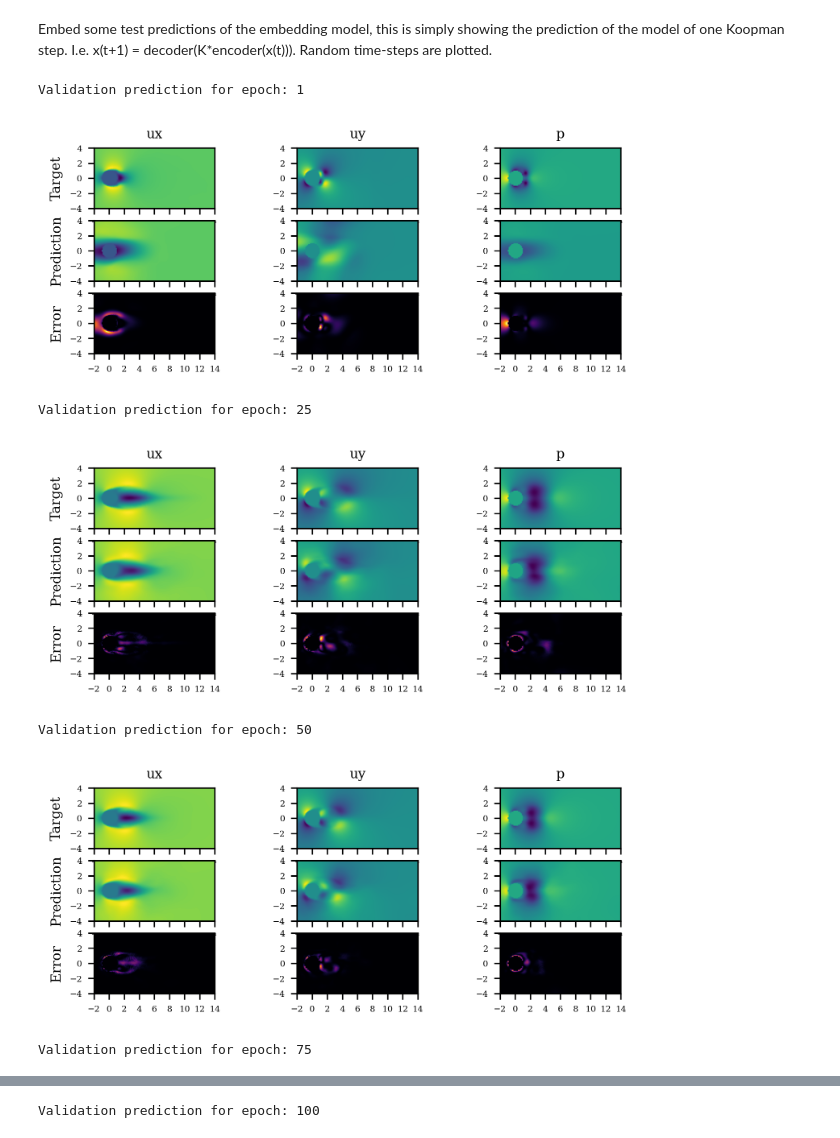
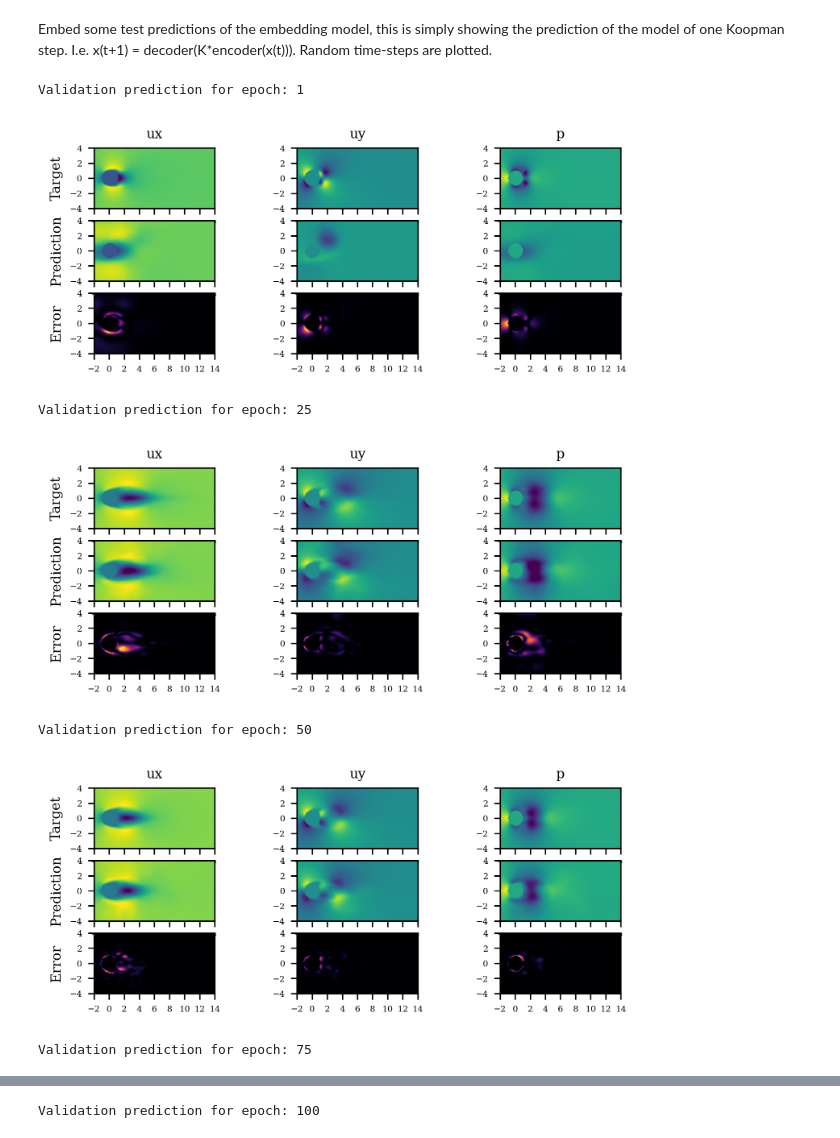
Before and after one commit to zabaras/transformer-physx, a Jupyter notebook: examples/cylinder/train_cylinder_enn.ipynb, the cells around one changed output, grey strips where cells are left out. Drawn from its saved outputs; the diff is of its cells as text; code cells hidden in the pictures.

```diff
--- a/examples/cylinder/train_cylinder_enn.ipynb
+++ b/examples/cylinder/train_cylinder_enn.ipynb
@@ -235,17 +218,17 @@ Embed some test predictions of the embedding model, this is simply showing the p
 # %%
 from IPython.display import Image, display
 
 for epoch in [1, 25, 50, 75, 100]:
   print('Validation prediction for epoch: {:d}'.format(epoch))
-  file_path = './outputs/embedding_cylinder/n_train27_epochs100_batch32/predictions/embeddingPred0_{:d}.png'.format(epoch)
+  file_path = './outputs/embedding_cylinder/ntrain27_epochs100_batch32/predictions/embeddingPred0_{:d}.png'.format(epoch)
   display(Image(file_path, width=600, height=300))
 # %% [output]
 Validation prediction for epoch: 1
-[figure, old version]
+[figure, new version]
 Validation prediction for epoch: 25
-[figure, old version]
+[figure, new version]
 Validation prediction for epoch: 50
-[figure, old version]
+[figure, new version]
 Validation prediction for epoch: 75
 [figure]
 Validation prediction for epoch: 100
```
Also changed, not shown: parts of 9 cells of this notebook, 7 other files.
